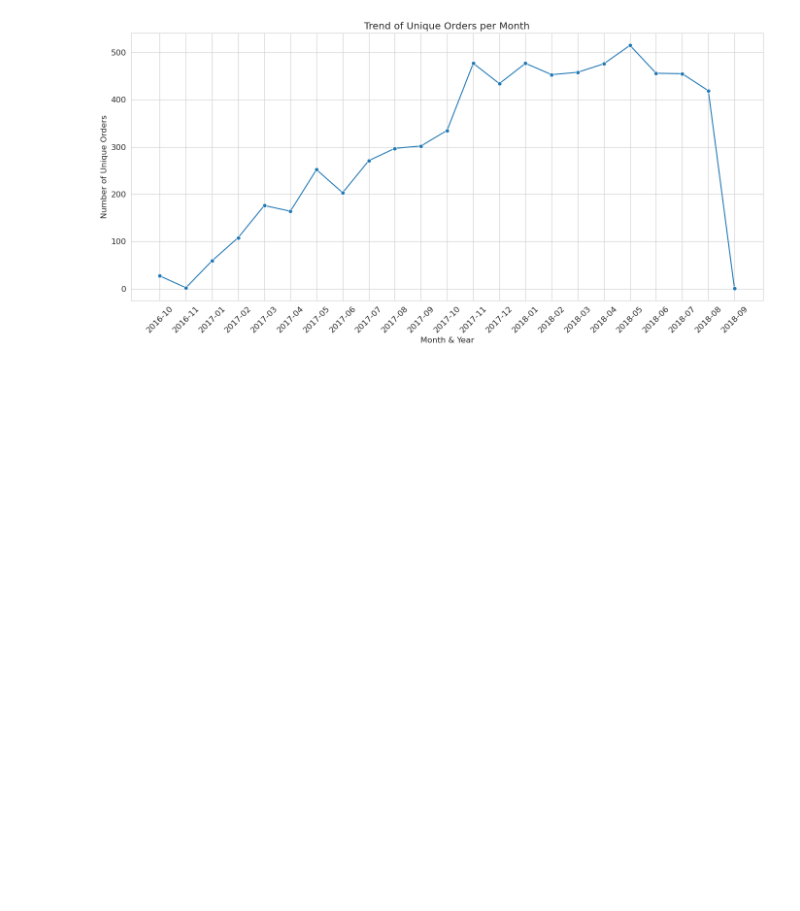
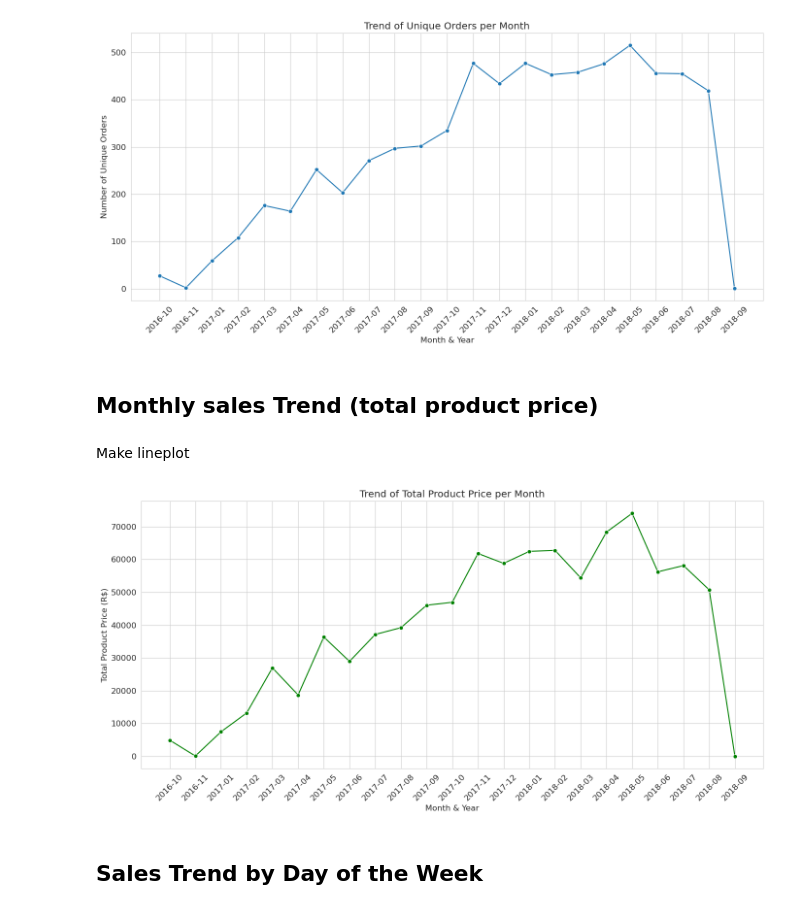
Before and after one commit to RizkiRdm/Olist-E-commerce-Performance-Analysis, a Jupyter notebook: notebooks/sales_and_order_analysis.ipynb, the cells around one changed output. Saved outputs shown, nothing was run; the diff lists cells and outputs as text; code cells hidden in the pictures; blank space fills up the shorter version.

```diff
--- a/notebooks/sales_and_order_analysis.ipynb
+++ b/notebooks/sales_and_order_analysis.ipynb
@@ -65,21 +65,12 @@ total sales (price + freight price): R$ 1,059,498.05
 # %% [markdown]
 ## Monthly sales Trend
 # %%
-# Calculate the number of unique orders per month and year
+ecom_data_df["order_period"] = ecom_data_df["order_purchase_timestamp"].dt.to_period(
+    "M"
+)
 monthly_orders = (
-    ecom_data_df.groupby(ecom_data_df["order_purchase_timestamp"].dt.to_period("M"))[
-        "order_id"
-    ]
-    .nunique()
-    .reset_index()
+    ecom_data_df.groupby("order_period")["order_id"].nunique().reset_index()
 )
-
-# Rename the column for clarity from order_purchase_timestamp to order_period
-monthly_orders.rename(
-    columns={"order_purchase_timestamp": "order_period"}, inplace=True
-)
-
-# change the data type to str (for plotting)
 monthly_orders["order_period"] = monthly_orders["order_period"].astype(str)
 # %% [markdown]
 Make plot
@@ -94,3 +85,26 @@ plt.tight_layout()
 plt.show()
 # %% [output]
 [figure]
+# %% [markdown]
+## Monthly sales Trend (total product price)
+# %%
+monthly_revenue = ecom_data_df.groupby("order_period")["price"].sum().reset_index()
+monthly_revenue["order_period"] = monthly_revenue["order_period"].astype(str)
+# %% [markdown]
+Make lineplot
+# %%
+plt.figure(figsize=(14, 7))
+sns.lineplot(
+    x="order_period", y="price", data=monthly_revenue, marker="o", color="green"
+)
+plt.title("Trend of Total Product Price per Month")
+plt.xlabel("Month & Year")
+plt.ylabel("Total Product Price (R$)")
+plt.xticks(rotation=45)
+plt.ticklabel_format(style="plain", axis="y")
+plt.tight_layout()
+plt.show()
+# %% [output]
+[figure, added]
+# %% [markdown]
+## Sales Trend by Day of the Week
```
Also changed, not shown: parts of 3 cells of this notebook.
